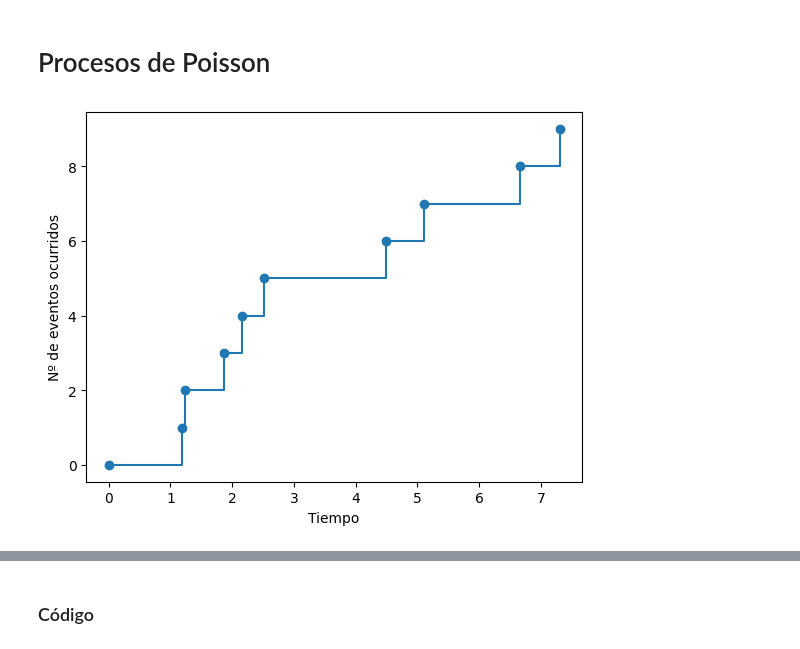
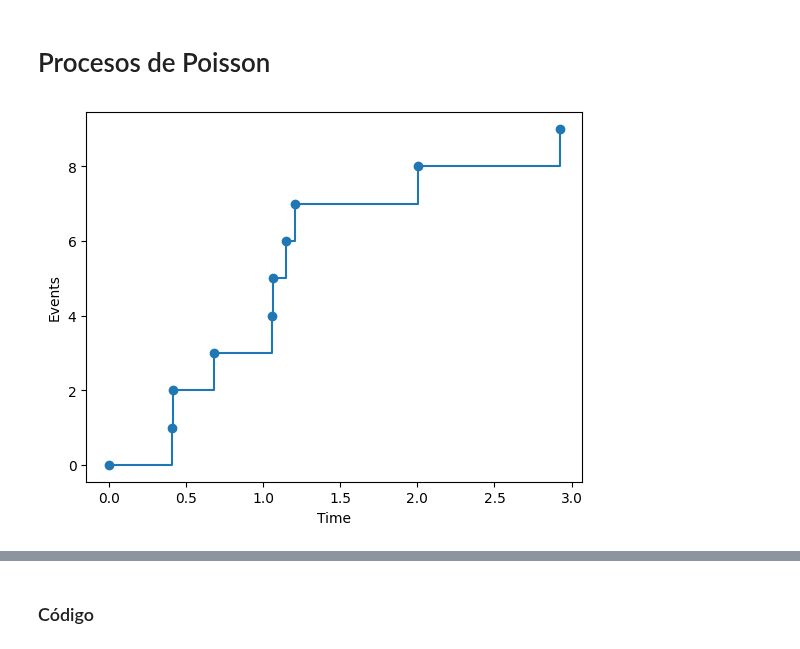
Before and after one commit to RivasAntonio/TFM, a Jupyter notebook: Códigos/Poisson/pruebas.ipynb, the cells around one changed output, grey strips where cells are left out. Drawn from its saved outputs; the diff is of its cells as text; code cells hidden in the pictures.

```diff
--- a/Códigos/Poisson/pruebas.ipynb
+++ b/Códigos/Poisson/pruebas.ipynb
@@ -3,20 +3,20 @@
 # %%
 import numpy as np
 import matplotlib.pyplot as plt
 
 
 def poisson_process(rate, n_events):
     time_intervals = -np.log(np.random.random(n_events)) / rate
     times = time_intervals.cumsum()
     events = np.arange(n_events)
     times = times - min(times) # Para comenzar en 0
     return times, events
 
 
-times, events = poisson_process(1,10)
+times, events = poisson_process(2,10)
 plt.plot(times, events, marker = 'o', drawstyle ='steps-post')
-plt.xlabel('Tiempo')
-plt.ylabel('Nº de eventos ocurridos')
+plt.xlabel('Time')
+plt.ylabel('Events')
 plt.show()
 # %% [output]
-[figure, old version]
+[figure, new version]
```
Also changed, not shown: parts of 1 cell of this notebook, 29 other files.
